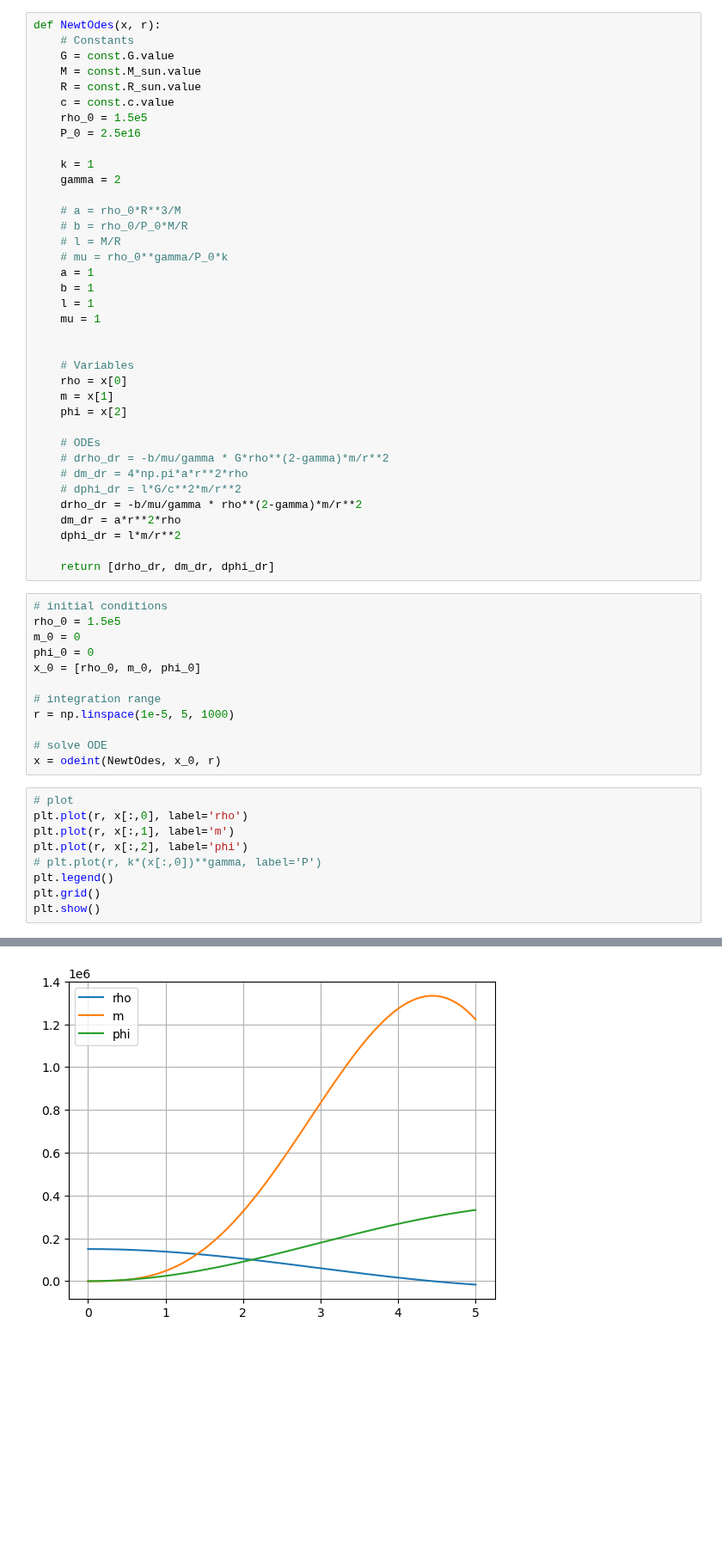
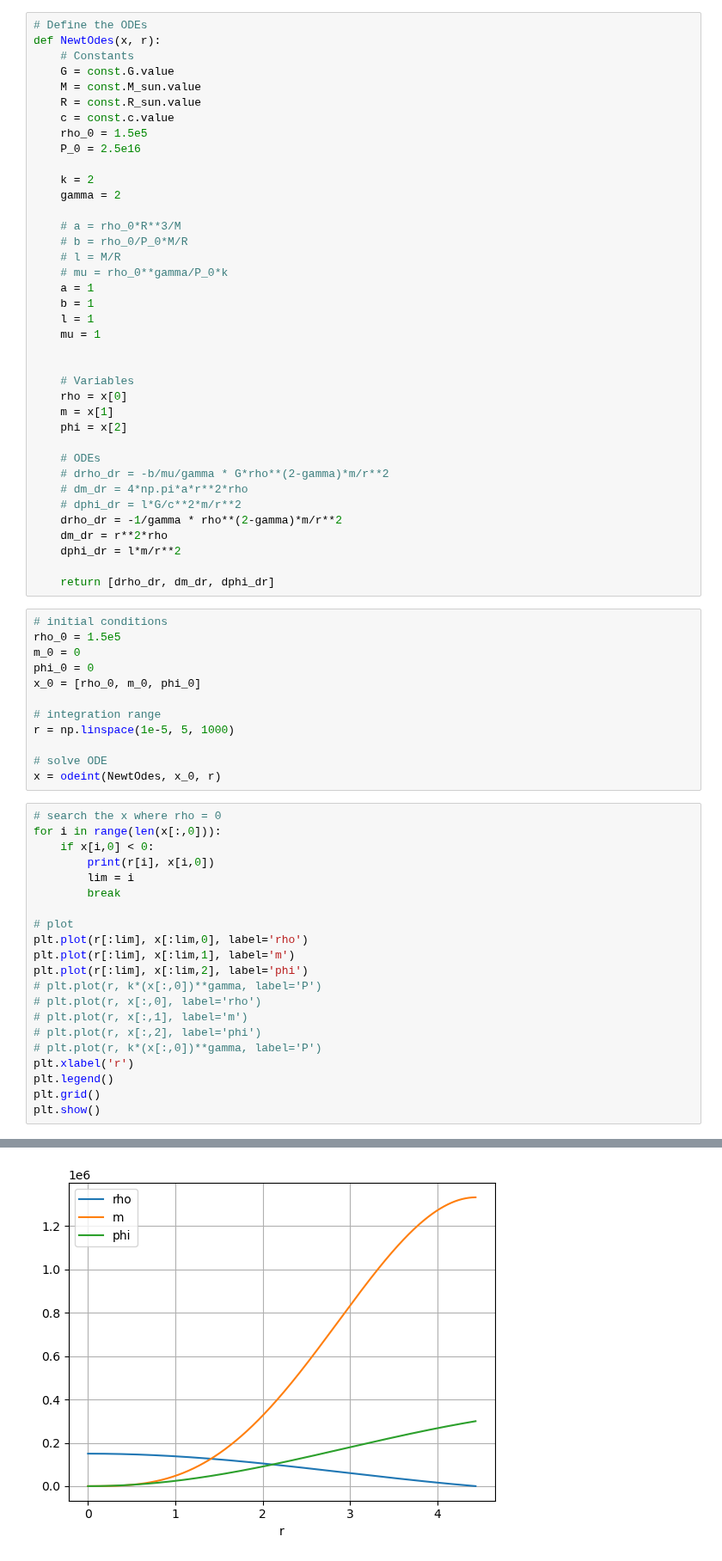
Before and after one commit to Vendetta0462/CalculosSimulaciones, a Jupyter notebook: hidrostatica.ipynb, the cells around one changed output, grey strips where cells are left out. Shown at 86% size. Drawn from its saved outputs; the diff is of its cells as text; blank space fills up the shorter version.

```diff
--- a/hidrostatica.ipynb
+++ b/hidrostatica.ipynb
@@ -29,4 +26,5 @@ b/mu
 # %%
+# Define the ODEs
 def NewtOdes(x, r):
     # Constants
     G = const.G.value
@@ -36,7 +34,7 @@ def NewtOdes(x, r):
     rho_0 = 1.5e5
     P_0 = 2.5e16
 
-    k = 1
+    k = 2
     gamma = 2
 
     # a = rho_0*R**3/M
@@ -58,8 +56,8 @@ def NewtOdes(x, r):
     # drho_dr = -b/mu/gamma * G*rho**(2-gamma)*m/r**2
     # dm_dr = 4*np.pi*a*r**2*rho
     # dphi_dr = l*G/c**2*m/r**2
-    drho_dr = -b/mu/gamma * rho**(2-gamma)*m/r**2
-    dm_dr = a*r**2*rho
+    drho_dr = -1/gamma * rho**(2-gamma)*m/r**2
+    dm_dr = r**2*rho
     dphi_dr = l*m/r**2
 
     return [drho_dr, dm_dr, dphi_dr]
@@ -76,11 +74,23 @@ r = np.linspace(1e-5, 5, 1000)
 # solve ODE
 x = odeint(NewtOdes, x_0, r)
 # %%
+# search the x where rho = 0
+for i in range(len(x[:,0])):
+    if x[i,0] < 0:
+        print(r[i], x[i,0])
+        lim = i
+        break
+
 # plot
-plt.plot(r, x[:,0], label='rho')
-plt.plot(r, x[:,1], label='m')
-plt.plot(r, x[:,2], label='phi')
+plt.plot(r[:lim], x[:lim,0], label='rho')
+plt.plot(r[:lim], x[:lim,1], label='m')
+plt.plot(r[:lim], x[:lim,2], label='phi')
 # plt.plot(r, k*(x[:,0])**gamma, label='P')
+# plt.plot(r, x[:,0], label='rho')
+# plt.plot(r, x[:,1], label='m')
+# plt.plot(r, x[:,2], label='phi')
+# plt.plot(r, k*(x[:,0])**gamma, label='P')
+plt.xlabel('r')
 plt.legend()
 plt.grid()
 plt.show()
@@ -88 +99 @@ plt.show()
-[figure, old version]
+[figure, new version]
```
Also changed, not shown: parts of 8 cells of this notebook.
